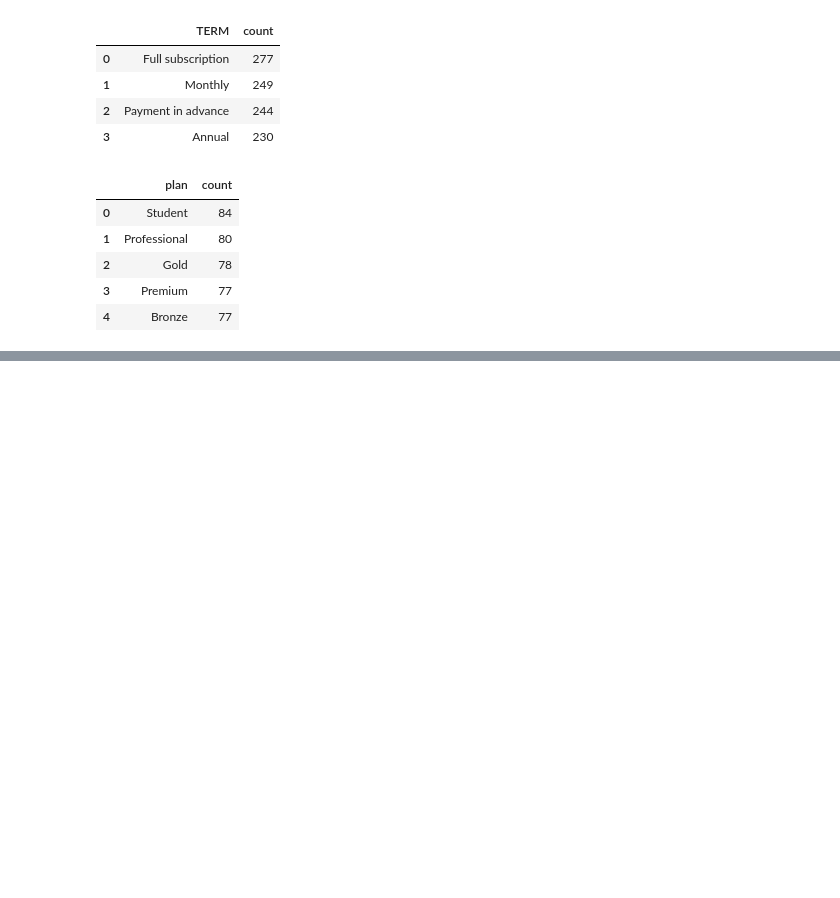
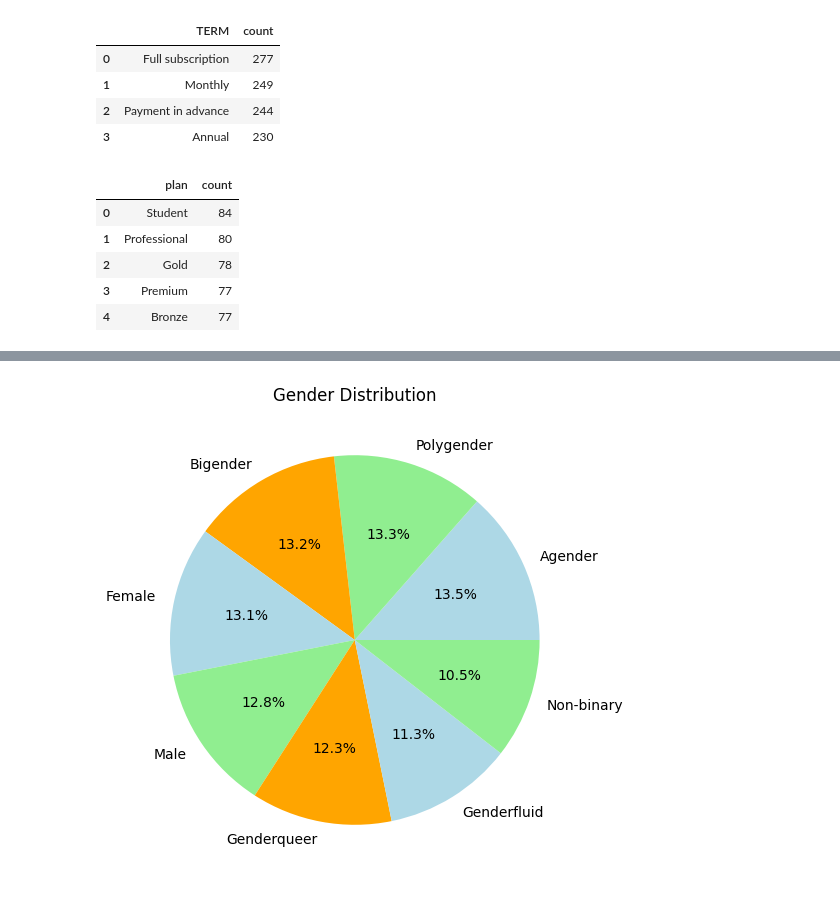
Before and after one commit to doncoding-ai/Sportserve, a Jupyter notebook: Sportserve_etl.ipynb, the cells around one changed output, grey strips where cells are left out. Cells and saved outputs as stored; diff of their text form; code cells hidden in the pictures; blank space fills up the shorter version.

```diff
--- a/Sportserve_etl.ipynb
+++ b/Sportserve_etl.ipynb
@@ -188,0 +401,8 @@ display(plan_df.head())
+# %%
+# Plotting a pie chart for payment method distribution
+plt.figure(figsize=(6, 6))
+plt.pie(Gender_df['count'], labels=Gender_df['GENDER'], autopct='%1.1f%%', colors=['lightblue', 'lightgreen','orange'])
+plt.title('Gender Distribution')
+plt.show()
+# %% [output]
+[figure, added]
```
Also changed, not shown: parts of 32 cells of this notebook, 2 other files.
